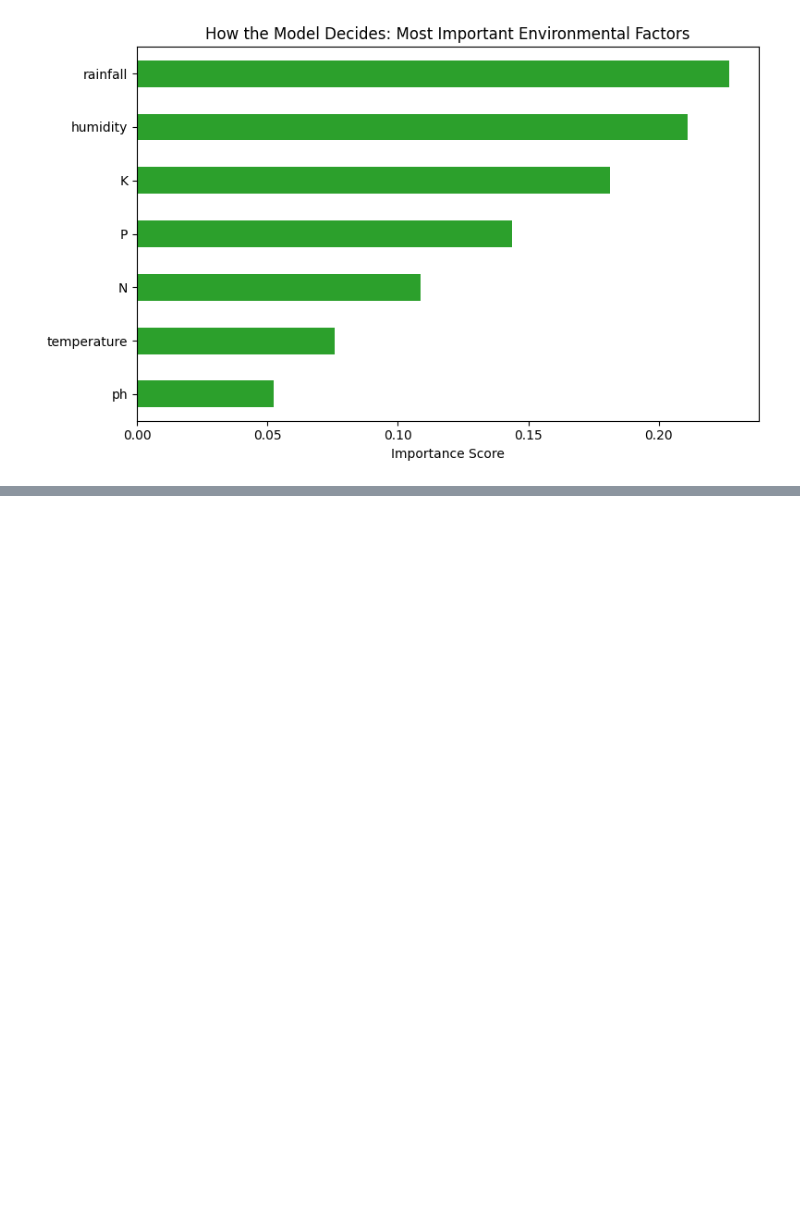
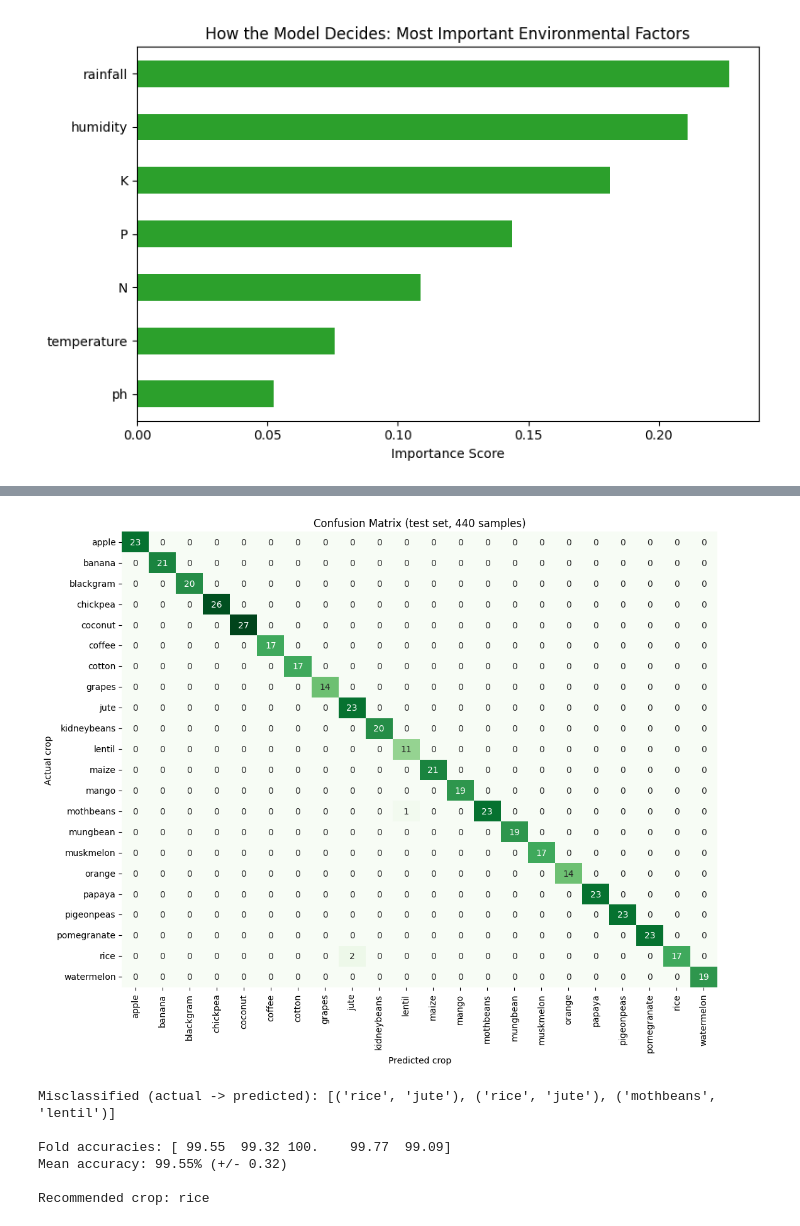
Before and after one commit to aditicjg01-rgb/Crop-Recommendation-ML, a Jupyter notebook: AditiMLproject.ipynb, the cells around one changed output, grey strips where cells are left out. Saved outputs shown, nothing was run; the diff lists cells and outputs as text; code cells hidden in the pictures; blank space fills up the shorter version.

```diff
--- a/AditiMLproject.ipynb
+++ b/AditiMLproject.ipynb
@@ -4,46 +2,75 @@
 import pandas as pd
 import seaborn as sns
 import matplotlib.pyplot as plt
-from sklearn.model_selection import train_test_split
+from sklearn.model_selection import train_test_split, cross_val_score, StratifiedKFold
 from sklearn.preprocessing import StandardScaler
 from sklearn.ensemble import RandomForestClassifier
-from sklearn.metrics import accuracy_score
+from sklearn.pipeline import make_pipeline
+from sklearn.metrics import accuracy_score, classification_report, confusion_matrix
 
-# 1. FETCH DATA DIRECTLY
+# ---------- 1. LOAD AND UNDERSTAND DATA ----------
 url = "https://raw.githubusercontent.com/delosreyesjohnpaul/Crop-Recommendation-System/main/Crop_recommendation.csv"
 df = pd.read_csv(url)
+print("Shape:", df.shape)
+print("Missing values:", df.isna().sum().sum(), "| Duplicate rows:", df.duplicated().sum())
+print("Number of crops:", df['label'].nunique(), "| Samples per crop:", df['label'].value_counts().unique())
+print(df.describe().T.round(2))
 
-# 2. GRAPH 1: THE PROBLEM (Filtered to 5 crops so it's easy to read)
-# We plot temperature vs rainfall to show how the model sees patterns
+# ---------- 2. GRAPH 1: CLIMATE PATTERN ----------
 sample_crops = df[df['label'].isin(['mango', 'apple', 'rice', 'cotton', 'coffee'])]
 plt.figure(figsize=(8, 5))
 sns.scatterplot(data=sample_crops, x='temperature', y='rainfall', hue='label', s=100, palette='Set1')
 plt.title("Data Pattern: How Climate Separates Different Crops")
 plt.tight_layout()
-plt.savefig("1_climate_pattern.png")
+plt.show()
 
-# 3. NORMALIZATION (Fulfilling the rubric requirement)
+# ---------- 3. SPLIT AND NORMALIZE ----------
 X = df.drop('label', axis=1)
 y = df['label']
+X_train_raw, X_test_raw, y_train, y_test = train_test_split(X, y, test_size=0.2, random_state=42)
 scaler = StandardScaler()
-X_scaled = scaler.fit_transform(X) # Standardizes the data scale
+X_train = scaler.fit_transform(X_train_raw)   # fit on training data only
+X_test = scaler.transform(X_test_raw)
 
-# 4. BUILD THE ENSEMBLE MODEL
-# n_estimators=100 creates the 100 decision trees for Bagging
-X_train, X_test, y_train, y_test = train_test_split(X_scaled, y, test_size=0.2, random_state=42)
+# ---------- 4. TRAIN RANDOM FOREST ----------
 model = RandomForestClassifier(n_estimators=100, random_state=42)
 model.fit(X_train, y_train)
+y_pred = model.predict(X_test)
+print(f"\nEnsemble Model Accuracy: {accuracy_score(y_test, y_pred) * 100:.2f}%")
 
-# Print the final accuracy
-y_pred = model.predict(X_test)
-print(f"Ensemble Model Accuracy: {accuracy_score(y_test, y_pred) * 100:.2f}%\n")
-
-# 5. GRAPH 2: HOW THE MODEL WORKS (Feature Importance)
+# ---------- 5. GRAPH 2: FEATURE IMPORTANCE ----------
+importances = pd.Series(model.feature_importances_, index=X.columns)
 plt.figure(figsize=(8, 5))
-importances = pd.Series(model.feature_importances_, index=X.columns)
 importances.sort_values().plot(kind='barh', color='#2ca02c')
 plt.title("How the Model Decides: Most Important Environmental Factors")
 plt.xlabel("Importance Score")
 plt.tight_layout()
-plt.savefig("2_model_logic.png")
+plt.show()
+print(importances.sort_values(ascending=False).round(3))
+
+# ---------- 6. DETAILED EVALUATION ----------
+print("\n", classification_report(y_test, y_pred, digits=3))
+labels = sorted(y.unique())
+cm = confusion_matrix(y_test, y_pred, labels=labels)
+plt.figure(figsize=(11, 9))
+sns.heatmap(cm, annot=True, fmt='d', cmap='Greens', xticklabels=labels, yticklabels=labels, cbar=False)
+plt.xlabel("Predicted crop"); plt.ylabel("Actual crop")
+plt.title("Confusion Matrix (test set, 440 samples)")
+plt.xticks(rotation=90); plt.tight_layout()
+plt.show()
+wrong = [(a, p) for a, p in zip(y_test, y_pred) if a != p]
+print("Misclassified (actual -> predicted):", wrong)
+
+# ---------- 7. CROSS-VALIDATION ----------
+pipe = make_pipeline(StandardScaler(), RandomForestClassifier(n_estimators=100, random_state=42))
+scores = cross_val_score(pipe, X, y, cv=StratifiedKFold(n_splits=5, shuffle=True, random_state=42))
+print("\nFold accuracies:", (scores * 100).round(2))
+print(f"Mean accuracy: {scores.mean() * 100:.2f}% (+/- {scores.std() * 100:.2f})")
+
+# ---------- 8. RECOMMEND A CROP FOR NEW CONDITIONS ----------
+def recommend_crop(N, P, K, temperature, humidity, ph, rainfall):
+    row = pd.DataFrame([[N, P, K, temperature, humidity, ph, rainfall]], columns=X.columns)
+    return model.predict(scaler.transform(row))[0]
+
+print("\nRecommended crop:", recommend_crop(N=90, P=42, K=43, temperature=20.9, humidity=82.0, ph=6.5, rainfall=203.0))
 # %% [output]
@@ -52,0 +108,7 @@ Ensemble Model Accuracy: 99.32%
+[figure, added]
+Misclassified (actual -> predicted): [('rice', 'jute'), ('rice', 'jute'), ('mothbeans', 'lentil')]
+
+Fold accuracies: [ 99.55  99.32 100.    99.77  99.09]
+Mean accuracy: 99.55% (+/- 0.32)
+
+Recommended crop: rice
```
Also changed, not shown: parts of 2 cells of this notebook.
